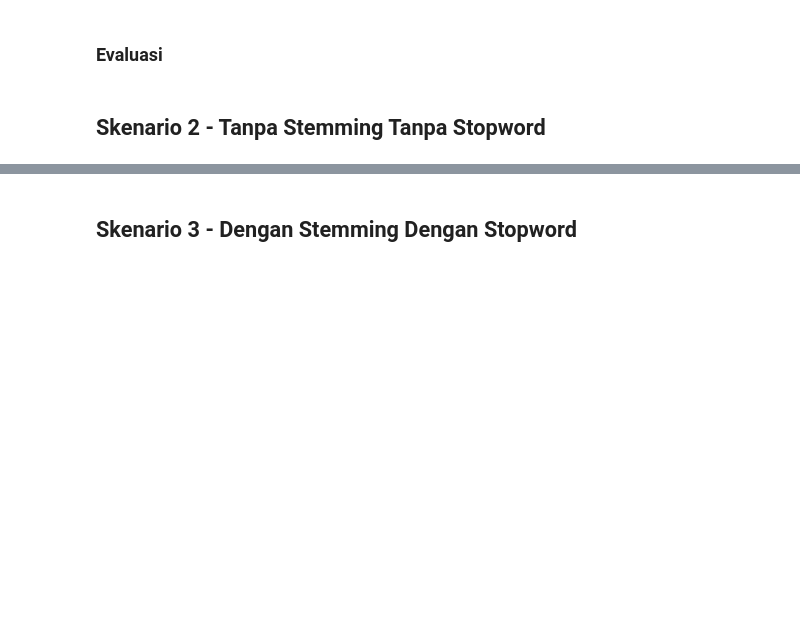
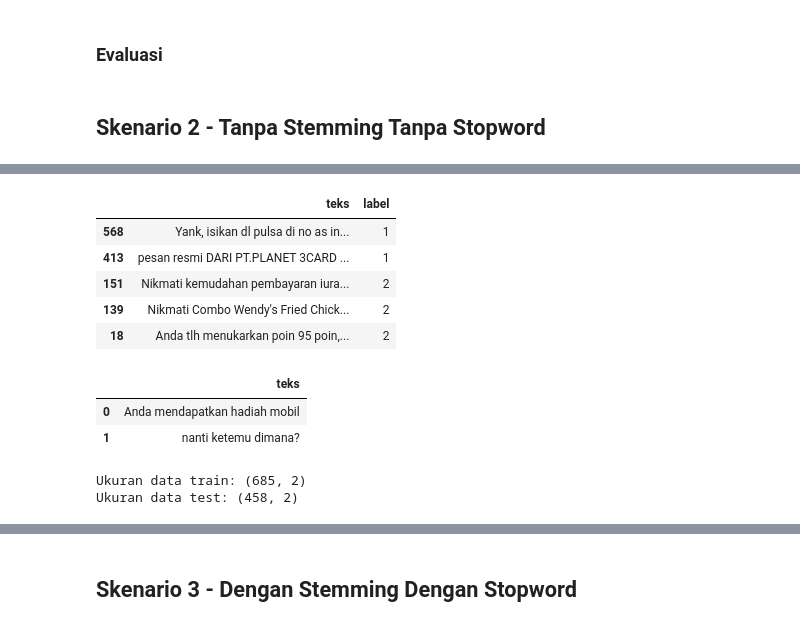
Before and after one commit to abuwildanm/Information-Retrieval, a Jupyter notebook: Projek.ipynb, the cells around one changed output, grey strips where cells are left out. Cells and saved outputs as stored; diff of their text form; code cells hidden in the pictures; blank space fills up the shorter version.

```diff
--- a/Projek.ipynb
+++ b/Projek.ipynb
@@ -248,0 +277,24 @@ Matriks Cosine Similarity:
+# %%
+test_data.head()
+# %% [output]
+|  | teks | label |
+| 568 | Yank, isikan dl pulsa di no as in... | 1 |
+| 413 | pesan resmi DARI PT.PLANET 3CARD ... | 1 |
+| 151 | Nikmati kemudahan pembayaran iura... | 2 |
+| 139 | Nikmati Combo Wendy's Fried Chick... | 2 |
+| 18 | Anda tlh menukarkan poin 95 poin,... | 2 |
+# %%
+query
+# %% [output]
+|  | teks |
+| 0 | Anda mendapatkan hadiah mobil |
+| 1 | nanti ketemu dimana? |
+# %%
+# Ukuran Data Training & Testing
+print('Ukuran data train:', train_data.shape)
+print('Ukuran data test:', test_data.shape)
+n_train = train_data.shape[0]
+n_test = test_data.shape[0]
+# %% [output]
+Ukuran data train: (685, 2)
+Ukuran data test: (458, 2)
```
Also changed, not shown: parts of 20 cells of this notebook.
